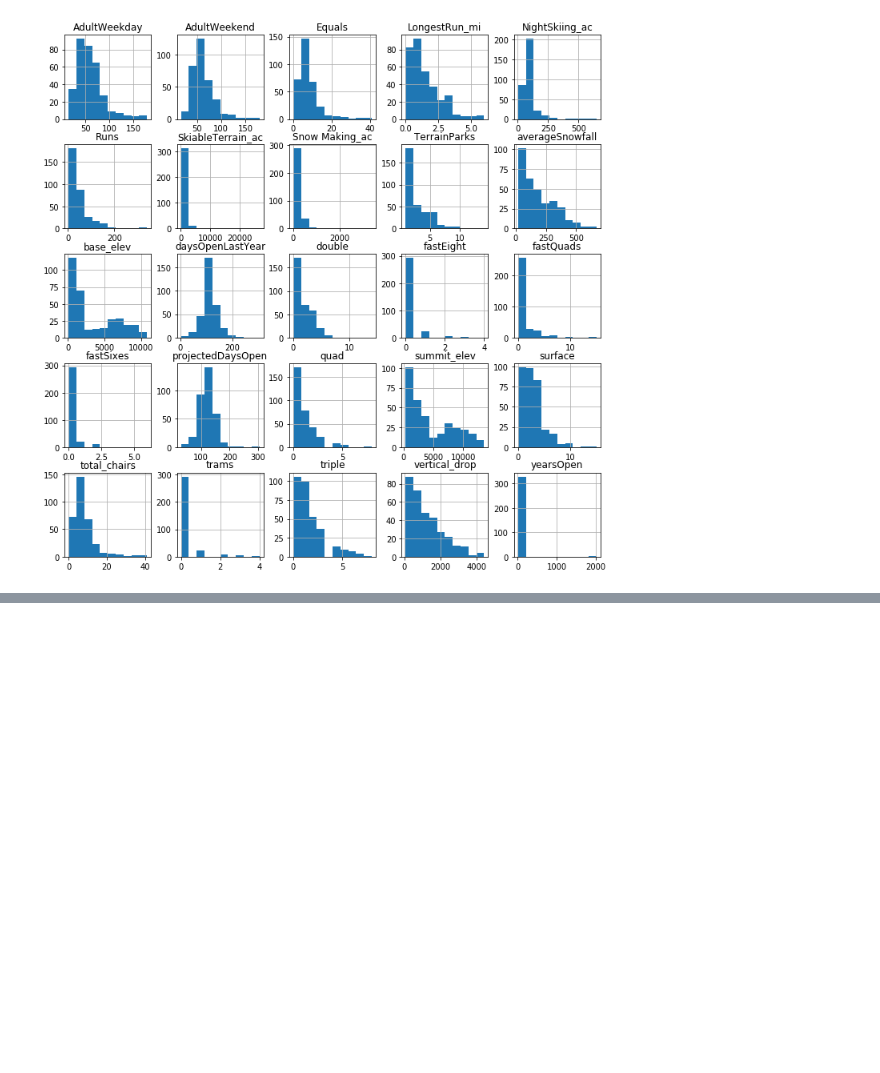
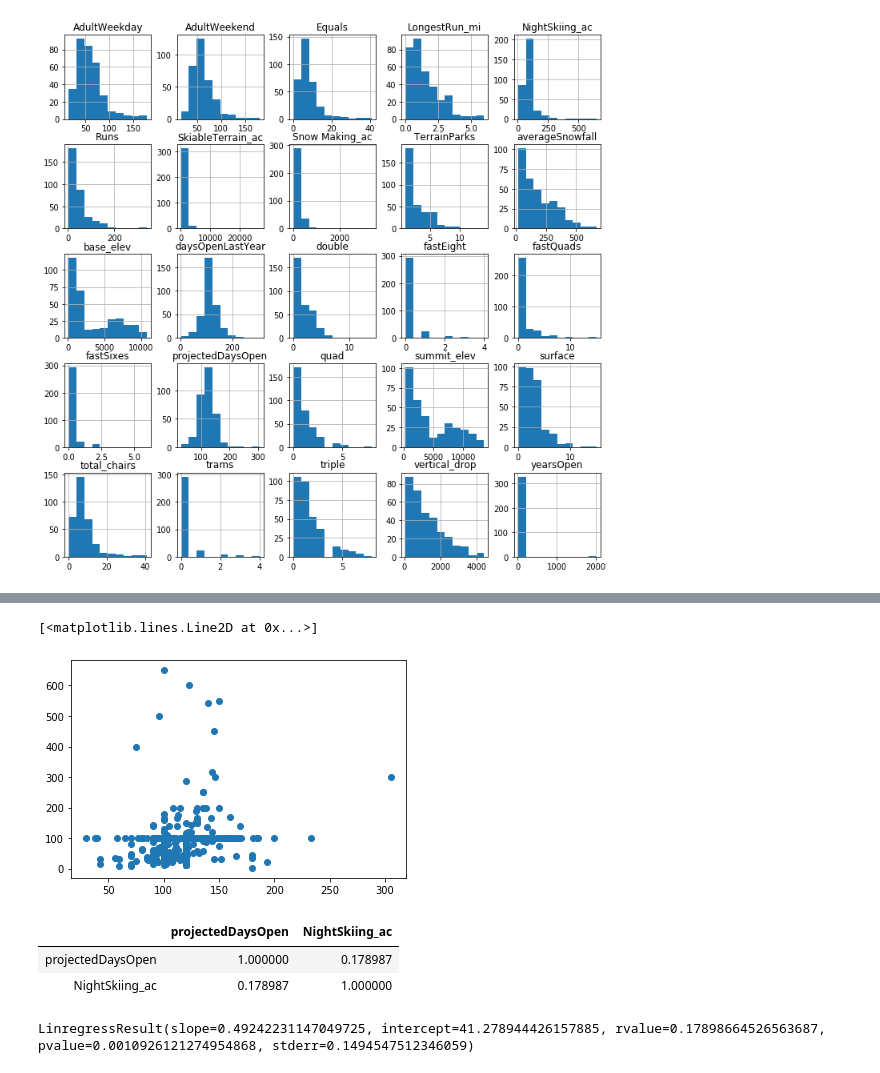
Before and after one commit to lokesh-1998/Guided_Capstone, a Jupyter notebook: Resort_report.ipynb, the cells around one changed output, grey strips where cells are left out. Drawn from its saved outputs; the diff is of its cells as text; code cells hidden in the pictures; blank space fills up the shorter version.

```diff
--- a/Resort_report.ipynb
+++ b/Resort_report.ipynb
@@ -388,0 +436,22 @@ array([[<matplotlib.axes._subplots.AxesSubplot object at 0x...>,
+# %%
+plt.plot(data['projectedDaysOpen'],data['NightSkiing_ac'],'o')
+# %% [output]
+[<matplotlib.lines.Line2D at 0x...>]
+[figure, added]
+# %%
+data[['projectedDaysOpen','NightSkiing_ac']].corr()
+# %% [output]
+|  | projectedDaysOpen | NightSkiing_ac |
+| projectedDaysOpen | 1.000000 | 0.178987 |
+| NightSkiing_ac | 0.178987 | 1.000000 |
+# %%
+from scipy.stats import linregress
+import numpy as np
+
+xs=data['projectedDaysOpen']
+ys=data['NightSkiing_ac']
+res=linregress(xs,ys)
+
+res
+# %% [output]
+LinregressResult(slope=0.49242231147049725, intercept=41.278944426157885, rvalue=0.17898664526563687, pvalue=0.0010926121274954868, stderr=0.1494547512346059)
```
Also changed, not shown: parts of 24 cells of this notebook.
